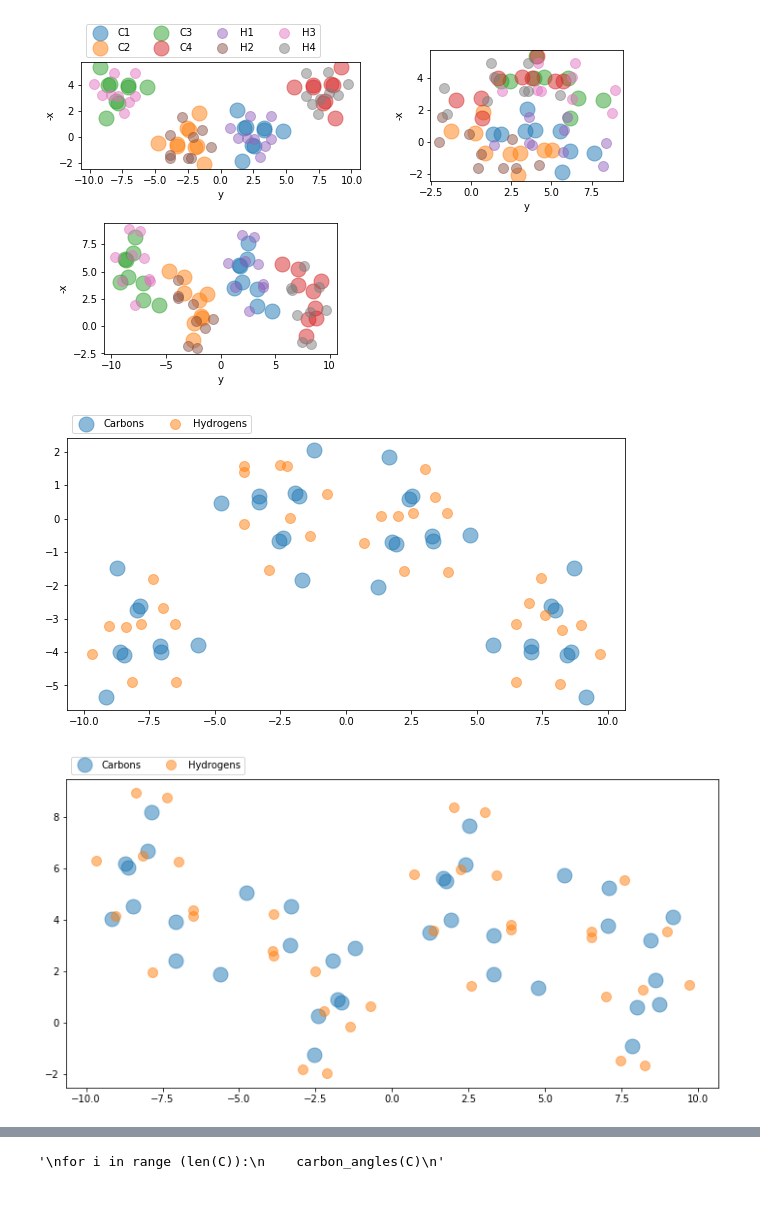
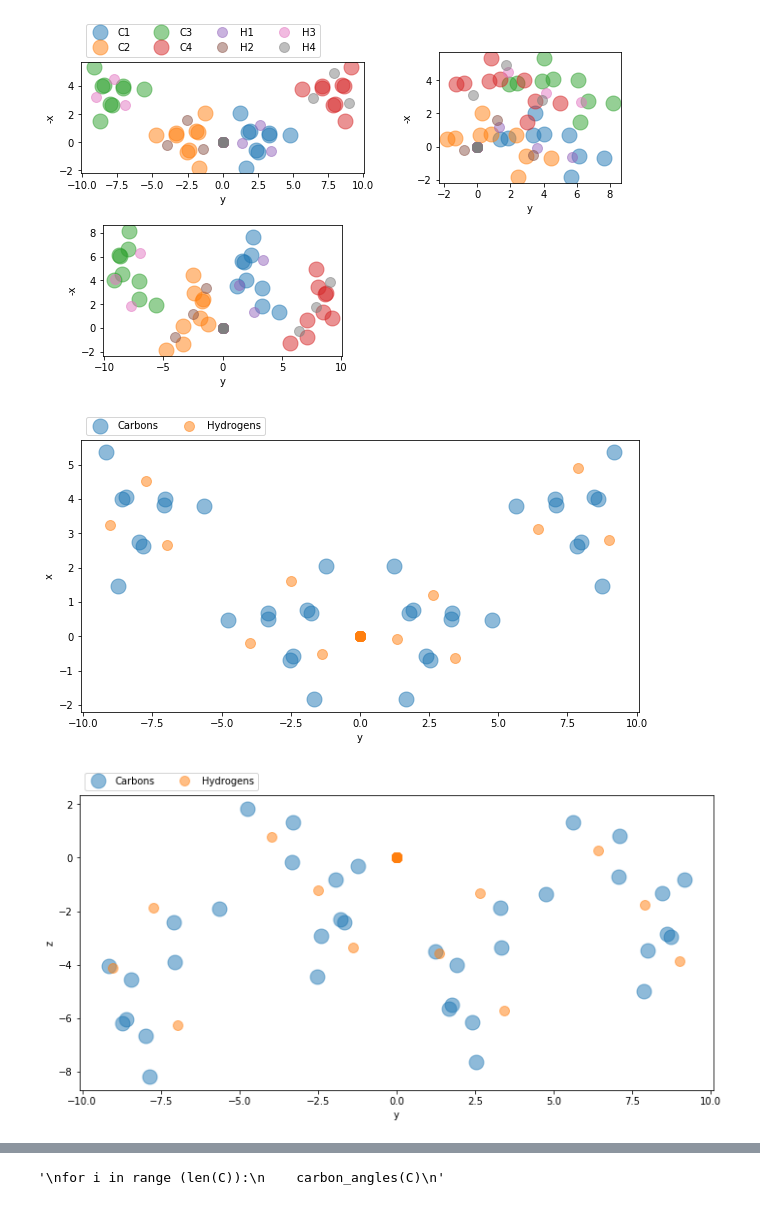
Before and after one commit to Omid-Eghlidos/Systematic-coarse-graining, a Jupyter notebook: Alpha-iPP-Crystal-Generator.ipynb, the cells around one changed output, grey strips where cells are left out. Drawn from its saved outputs; the diff is of its cells as text; code cells hidden in the pictures.

```diff
--- a/Alpha-iPP-Crystal-Generator.ipynb
+++ b/Alpha-iPP-Crystal-Generator.ipynb
@@ -30,23 +30,23 @@ def apply_space_group(C1):
     ''' Edited symmetry operations to make figure match - not checked '''
     C2, C3, C4 = C1.copy(), C1.copy(), C1.copy()
 
-    C2[:,0] = -C2[:,0]
+    C2[:,0] =  C2[:,0]
     C2[:,1] = -C2[:,1]
-    C2[:,2] = -C2[:,2] + 1.0
+    C2[:,2] =  C2[:,2] - 0.5
 
     C3[:,0] =  C3[:,0] - 0.5
     C3[:,1] =  C3[:,1] - 0.5
     C3[:,2] =  C3[:,2]
 
-    C4[:,0] =  C4[:,0] - 0.5
-    C4[:,1] = -C4[:,1] + 0.5
-    C4[:,2] = -C4[:,2] + 1.0
+    C4[:,0] =  C3[:,0]
+    C4[:,1] = -C3[:,1]
+    C4[:,2] =  C2[:,2]
 
     return C1, C2, C3, C4
 
 
 
-def apply_hydrogens(C):
+def apply_hydrogens(C,i):
     ''' Construction of hydrogens from Theodorou (MD of aPP Melts) with
     l_H=0.11 nm and theta_H=1.28 rad and c=+1 in C1 & C4 and c=-1 in C2 & C3'''
 
@@ -54,7 +54,8 @@ def apply_hydrogens(C):
     H = numpy.zeros([9,3])
     l_H = 1.1
     theta_H = 1.28
-    c=1
+    c = 1
+
 
     # Non-Methyl Hydrogens (Chiral and Gemini)
     # Chiral(Pendant) hydrogen
@@ -63,13 +64,14 @@ def apply_hydrogens(C):
     def chiral_H_direction(Ci,Cj,Ck):
         return unit_vector(numpy.cross(Ci-Cj, Ci-Ck))
 
-    temp[0] = C[8,0]
+    temp[0] = C[8,0]+1.07  # deducing along the unit cell c axis and transform it into orthonormal coordinates
     temp[1] = C[8,1]
-    temp[2] = C[8,2]-1
+    temp[2] = C[8,2]-6.41
     H[0,:] = C[1,:] + c*l_H*chiral_H_direction(C[0,:],temp[:],C[2,:])
     H[3,:] = C[4,:] + c*l_H*chiral_H_direction(C[3,:],C[2,:],C[5,:])
     H[6,:] = C[7,:] + c*l_H*chiral_H_direction(C[6,:],C[5,:],C[8,:])
 
+    '''
     # Gemini hydrogens
     # b(i) = rc(i) - rc(i-1)/|rc(i)-rc(i-1)|
     b = [None]*6
@@ -81,9 +83,9 @@ def apply_hydrogens(C):
     b[3] = unit_vector(C[7,:] - C[5,:])
 
     b[4] = unit_vector(C[8,:] - C[7,:])
-    temp[0] = C[1,0]
+    temp[0] = C[1,0]+1.07
     temp[1] = C[1,1]
-    temp[2] = C[1,2]+1
+    temp[2] = C[1,2]-6.41
     b[5] = unit_vector(temp[:] - C[8,:])
 
 
@@ -121,7 +123,7 @@ def apply_hydrogens(C):
     H[7,:] = C[8,:]+l_H*gemini_hydrogen(u[2],v[2],1)
     H[8,:] = C[8,:]+l_H*gemini_hydrogen(u[2],v[2],2)
 
-    '''
+
     # Methyl Group Hydrogens
     for i in range(0,9,3):
         H[9+i,0] = C[1+i,0] + 1.037
@@ -138,14 +140,14 @@ def apply_hydrogens(C):
     return H
 
 
+
 def plot_unit_cell(CC):
 
     C = numpy.vstack([numpy.dot(C, unit_cell) for C in apply_space_group(CC)])
-
     H = numpy.zeros([36,3])
 
     for i in range(4):
-        H[9*i:9*(i+1),:] = apply_hydrogens(C[9*i:9*(i+1),:])
+        H[9*i:9*(i+1),:] = apply_hydrogens(C[9*i:9*(i+1),:],i)
 
     lx, ly = unit_cell[0,0], unit_cell[1,1]
 
@@ -210,6 +212,8 @@ def plot_unit_cell(CC):
 
     pyplot.tight_layout()
 
+    return CC
+
 
 def unit_vector(v):
     return v / numpy.linalg.norm(v)
@@ -217,6 +221,7 @@ def unit_vector(v):
 
 def crystal(a,b,c):
     ''' Creating the initial crystalline system - a & b & c are the dimensions of the system '''
+
     C = numpy.vstack([C for C in apply_space_group(C1)])
     Carbons = numpy.zeros([a*b*c*36,3])
     Hydrogens = numpy.zeros([a*b*c*36,3])
@@ -233,45 +238,55 @@ def crystal(a,b,c):
 
     for k in range(1,c):
         Carbons[36*(a*b*k):36*(a*b*(k+1)),0] = Carbons[0:36*a*b,0]
         Carbons[36*(a*b*k):36*(a*b*(k+1)),1] = Carbons[0:36*a*b,1]
         Carbons[36*(a*b*k):36*(a*b*(k+1)),2] = Carbons[0:36*a*b,2] + float(k)
 
     Carbons = numpy.dot(Carbons, unit_cell)
 
     # number of chains = a*b*c*4
     for i in range(a*b*c*4):
-        Hydrogens[9*i:9*(i+1),:] = apply_hydrogens(Carbons[9*i:9*(i+1),:])
+        Hydrogens[9*i:9*(i+1),:] = apply_hydrogens(Carbons[9*i:9*(i+1),:],i)
 
 
 
     return Carbons, Hydrogens
 
 
 
 def plot_crystal(C, H):
 
     fig1 = pyplot.figure(figsize = (10,5))
-    aC1 = pyplot.plot(C[:,1], C[:,0],'.', ms=30, alpha=0.5, label='Carbons')
-    aH1 = pyplot.plot(H[:,1], H[:,0],'.', ms=20, alpha=0.5, label='Hydrogens')
-
+    aC1 = pyplot.plot(C[:,1], -C[:,0],'.', ms=30, alpha=0.5, label='Carbons')
+    aH1 = pyplot.plot(H[:,1], -H[:,0],'.', ms=20, alpha=0.5, label='Hydrogens')
+    pyplot.xlabel('y')
+    pyplot.ylabel('x')
     pyplot.legend(ncol=4, bbox_to_anchor=(0,1), loc='lower left')
 
     fig2 = pyplot.figure(figsize = (10,5))
-    aC2 = pyplot.plot(C[:,1], C[:,2],'.', ms=30, alpha=0.5, label='Carbons')
-    aH2 = pyplot.plot(H[:,1], H[:,2],'.', ms=20, alpha=0.5, label='Hydrogens')
-
+    aC2 = pyplot.plot(C[:,1], -C[:,2],'.', ms=30, alpha=0.5, label='Carbons')
+    aH2 = pyplot.plot(H[:,1], -H[:,2],'.', ms=20, alpha=0.5, label='Hydrogens')
+    pyplot.xlabel('y')
+    pyplot.ylabel('z')
     pyplot.legend(ncol=4, bbox_to_anchor=(0,1), loc='lower left')
     pyplot.tight_layout()
 
-plot_unit_cell(C1)
-
+CC = plot_unit_cell(C1)
 C, H = crystal(1,1,1)
 
+'''
+counter = 0
+for i in range(len(CC)):
+    if CC[i,0]==C[i,0] and CC[i,1]==C[i,1] and CC[i,2]==C[i,2]:
+        counter = counter+1
+
+#print(len(CC),'\n',counter)
+'''
+
 plot_crystal(C, H)
 # %% [output]
-[figure, old version]
+[figure, new version]
-[figure, old version]
+[figure, new version]
-[figure, old version]
+[figure, new version]
 # %%
 # Determine which carbn atoms are bonded to each other.
 def carbon_bonds(C):
```
Also changed, not shown: parts of 1 cell of this notebook, 1 other file.
